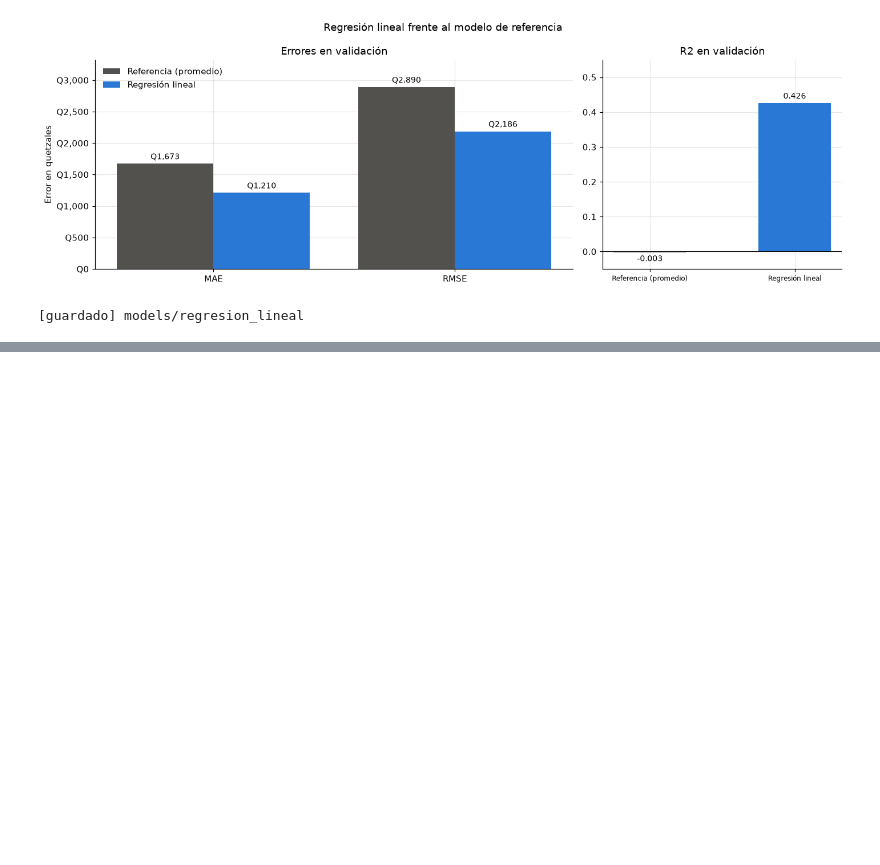
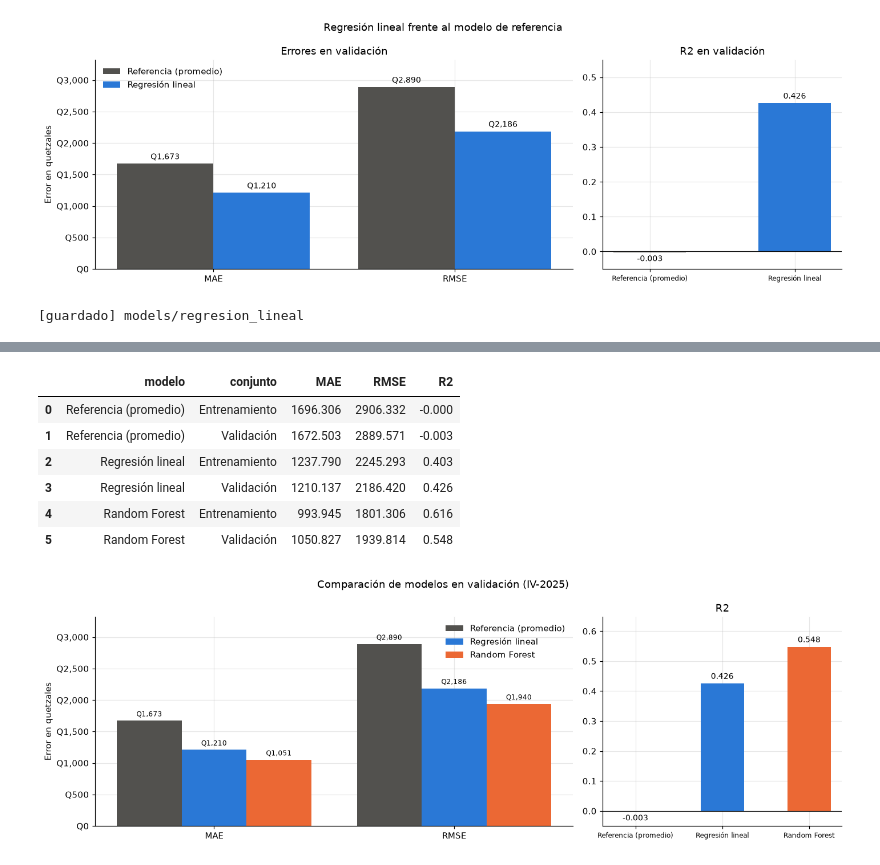
Before and after one commit to Bamo0507/Laboratorio_7_Intro_Spark, a Jupyter notebook: notebooks/lab7_spark_mllib.ipynb, the cells around one changed output, grey strips where cells are left out. Drawn from its saved outputs; the diff is of its cells as text; code cells hidden in the pictures; blank space fills up the shorter version.

```diff
--- a/notebooks/lab7_spark_mllib.ipynb
+++ b/notebooks/lab7_spark_mllib.ipynb
@@ -1147,0 +1205,45 @@ print(f"[guardado] {RUTA_MODELO_LINEAL.relative_to(RAIZ)}")
+# %%
+comparacion = pd.DataFrame(
+    metricas
+    + [evaluar(mejor_lineal.transform(df), "Regresión lineal", conjunto) for conjunto, df in [("Entrenamiento", entrenamiento), ("Validación", validacion)]]
+    + [evaluar(mejor_bosque.transform(df), "Random Forest", conjunto) for conjunto, df in [("Entrenamiento", entrenamiento), ("Validación", validacion)]]
+).round(3)
+display(comparacion)
+
+MODELOS = [("Referencia (promedio)", GRIS), ("Regresión lineal", AZUL), ("Random Forest", NARANJA)]
+
+
+def graficar_metricas(tabla, titulo):
+    """Barras de MAE, RMSE y R2 de los tres modelos."""
+    fig, (a1, a2) = plt.subplots(1, 2, figsize=(13, 4.4), gridspec_kw={"width_ratios": [2, 1]})
+    for desplazamiento, (modelo, color) in zip([-0.27, 0, 0.27], MODELOS):
+        barras = a1.bar([x + desplazamiento for x in range(2)], tabla.loc[modelo, ["MAE", "RMSE"]], width=0.27, color=color, label=modelo)
+        a1.bar_label(barras, labels=[f"Q{v:,.0f}" for v in tabla.loc[modelo, ["MAE", "RMSE"]]], padding=3, fontsize=8)
+    a1.set_xticks(range(2), ["MAE", "RMSE"])
+    a1.set_ylabel("Error en quetzales")
+    a1.yaxis.set_major_formatter(quetzales)
+    a1.legend(frameon=False)
+    a1.margins(y=0.15)
+
+    barras = a2.bar([m for m, _ in MODELOS], tabla.loc[[m for m, _ in MODELOS], "R2"], color=[c for _, c in MODELOS], width=0.5)
+    a2.bar_label(barras, labels=[f"{v:.3f}" for v in tabla.loc[[m for m, _ in MODELOS], "R2"]], padding=3, fontsize=9)
+    a2.axhline(0, color="#0b0b0b", lw=0.8)
+    a2.set_ylim(-0.05, max(0.6, tabla["R2"].max() + 0.1))
+    a2.set_title("R2")
+    a2.tick_params(axis="x", labelsize=8)
+
+    fig.suptitle(titulo)
+    plt.tight_layout()
+    plt.show()
+
+
+graficar_metricas(comparacion[comparacion["conjunto"] == "Validación"].set_index("modelo"), "Comparación de modelos en validación (IV-2025)")
+# %% [output]
+|  | modelo | conjunto | MAE | RMSE | R2 |
+| 0 | Referencia (promedio) | Entrenamiento | 1696.306 | 2906.332 | -0.000 |
+| 1 | Referencia (promedio) | Validación | 1672.503 | 2889.571 | -0.003 |
+| 2 | Regresión lineal | Entrenamiento | 1237.790 | 2245.293 | 0.403 |
+| 3 | Regresión lineal | Validación | 1210.137 | 2186.420 | 0.426 |
+| 4 | Random Forest | Entrenamiento | 993.945 | 1801.306 | 0.616 |
+| 5 | Random Forest | Validación | 1050.827 | 1939.814 | 0.548 |
+[figure, added]
```
Also changed, not shown: parts of 15 cells of this notebook.
